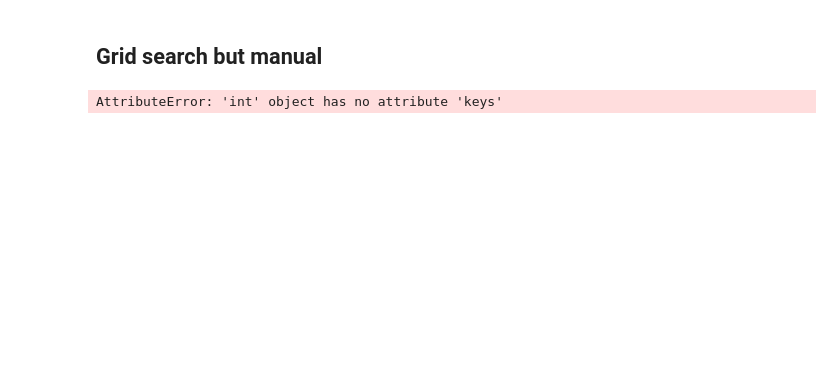
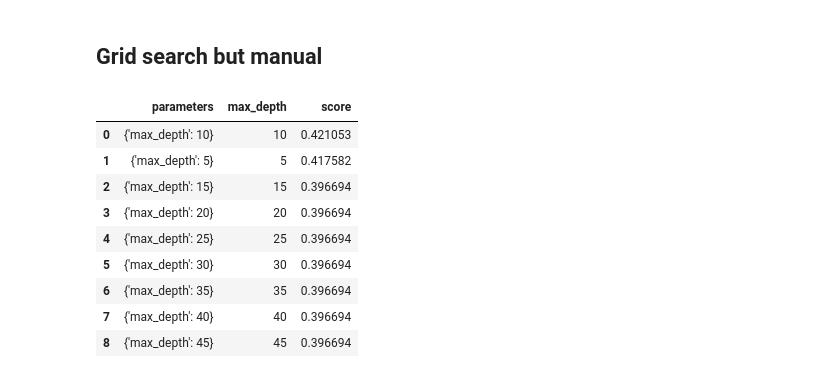
Before and after one commit to super-cinnamon/Projet_DM, a Jupyter notebook: part4.ipynb, the cells around one changed output. Cells and saved outputs as stored; diff of their text form; code cells hidden in the pictures; blank space fills up the shorter version.

```diff
--- a/part4.ipynb
+++ b/part4.ipynb
@@ -483,12 +483,12 @@ array([[  8.,  38.],
 # %%
 import itertools
 # %%
-def gridsearch(algorithm, parameters):
+def gridsearch(algo_name, algorithm, parameters):
         # we create a list of all the possible combinations of parameters
         parameter_values = [v for v in parameters.values()]
         combinations = list(itertools.product(*parameter_values))
         # we create a dataframe to store the results
-        columns = ["parameters"] + list(parameters.keys()) + ["accuracy"]
+        columns = ["parameters"] + list(parameters.keys()) + ["score"]
         df_results = pd.DataFrame(columns=columns)
         # we loop over all the combinations of parameters
         for c in combinations:
@@ -497,13 +497,16 @@ def gridsearch(algorithm, parameters):
                 # we train the model with the current combination of parameters
                 model = algorithm(train_df,**params)
                 # we predict the test set
-                predictions = decision_tree_predictions(test_df, model)
+                if(algo_name == "random_forest_algorithm"):
+                    predictions = random_forest_predictions(test_df, model)
+                elif(algo_name == "decision_tree_algorithm"):
+                    predictions = decision_tree_predictions(test_df, model)
                 # we calculate the accuracy
-                accuracy = calculate_accuracy(predictions, test_df.label)
+                score = f_score(predictions, test_df.label)
                 # we store the results in the dataframe
-                df_results.loc[len(df_results)] = [params] + list(params.values()) + [accuracy]
+                df_results.loc[len(df_results)] = [params] + list(params.values()) + [score]
         # we sort the dataframe by accuracy in descending order
-        df_results.sort_values(by=["accuracy"], ascending=False, inplace=True)
+        df_results.sort_values(by=["score"], ascending=False, inplace=True)
         df_results.reset_index(inplace=True, drop=True)
 
         return df_results
@@ -510,6 +522,15 @@ def gridsearch(algorithm, parameters):
 # %%
-gridsearch(decision_tree_algorithm, {'max_depth':range(1, 50)})
+gridsearch(tree,decision_tree_algorithm, {'max_depth':range(5, 51, 5)})
 # %% [output]
-AttributeError: 'int' object has no attribute 'keys'
+|  | parameters | max_depth | score |
+| 0 | {'max_depth': 10} | 10 | 0.421053 |
+| 1 | {'max_depth': 5} | 5 | 0.417582 |
+| 2 | {'max_depth': 15} | 15 | 0.396694 |
+| 3 | {'max_depth': 20} | 20 | 0.396694 |
+| 4 | {'max_depth': 25} | 25 | 0.396694 |
+| 5 | {'max_depth': 30} | 30 | 0.396694 |
+| 6 | {'max_depth': 35} | 35 | 0.396694 |
+| 7 | {'max_depth': 40} | 40 | 0.396694 |
+| 8 | {'max_depth': 45} | 45 | 0.396694 |
 # %%
 example = [()]
```
Also changed, not shown: parts of 12 cells of this notebook.
